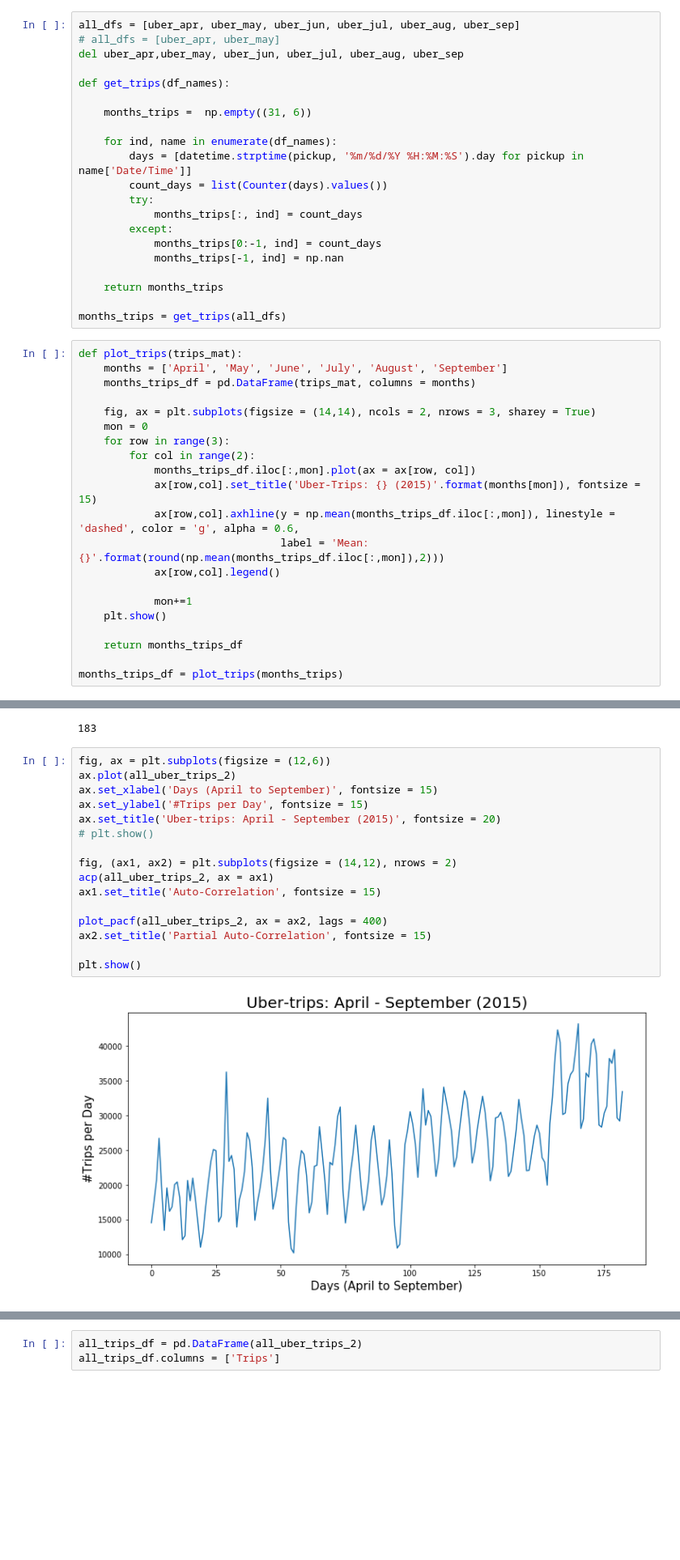
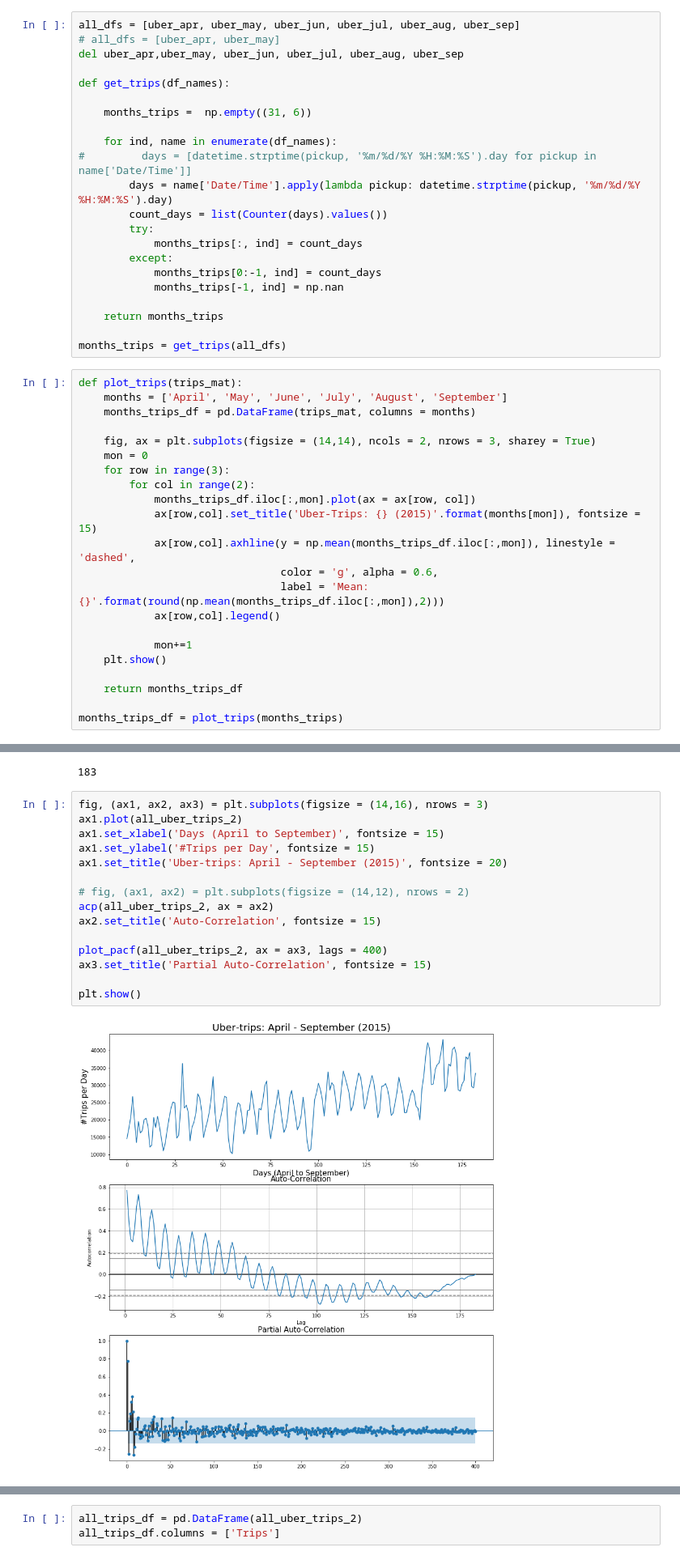
Before and after one commit to Mehul903/Applied-Time-Series-Project, a Jupyter notebook: notebooks/UberAnalysis.ipynb, the cells around one changed output, grey strips where cells are left out. Shown at 81% size. Drawn from its saved outputs; the diff is of its cells as text; blank space fills up the shorter version.

```diff
--- a/notebooks/UberAnalysis.ipynb
+++ b/notebooks/UberAnalysis.ipynb
@@ -25,7 +25,8 @@ def get_trips(df_names):
     months_trips =  np.empty((31, 6))
 
     for ind, name in enumerate(df_names):
-        days = [datetime.strptime(pickup, '%m/%d/%Y %H:%M:%S').day for pickup in name['Date/Time']]
+#         days = [datetime.strptime(pickup, '%m/%d/%Y %H:%M:%S').day for pickup in name['Date/Time']]
+        days = name['Date/Time'].apply(lambda pickup: datetime.strptime(pickup, '%m/%d/%Y %H:%M:%S').day)
         count_days = list(Counter(days).values())
         try:
             months_trips[:, ind] = count_days
@@ -47,7 +48,8 @@ def plot_trips(trips_mat):
         for col in range(2):
             months_trips_df.iloc[:,mon].plot(ax = ax[row, col])
             ax[row,col].set_title('Uber-Trips: {} (2015)'.format(months[mon]), fontsize = 15)
-            ax[row,col].axhline(y = np.mean(months_trips_df.iloc[:,mon]), linestyle = 'dashed', color = 'g', alpha = 0.6,
+            ax[row,col].axhline(y = np.mean(months_trips_df.iloc[:,mon]), linestyle = 'dashed',
+                                color = 'g', alpha = 0.6,
                                 label = 'Mean: {}'.format(round(np.mean(months_trips_df.iloc[:,mon]),2)))
             ax[row,col].legend()
 
@@ -102,20 +96,19 @@ len(all_uber_trips_2)
 # %% [output]
 183
 # %%
-fig, ax = plt.subplots(figsize = (12,6))
-ax.plot(all_uber_trips_2)
-ax.set_xlabel('Days (April to September)', fontsize = 15)
-ax.set_ylabel('#Trips per Day', fontsize = 15)
-ax.set_title('Uber-trips: April - September (2015)', fontsize = 20)
-# plt.show()
+fig, (ax1, ax2, ax3) = plt.subplots(figsize = (14,16), nrows = 3)
+ax1.plot(all_uber_trips_2)
+ax1.set_xlabel('Days (April to September)', fontsize = 15)
+ax1.set_ylabel('#Trips per Day', fontsize = 15)
+ax1.set_title('Uber-trips: April - September (2015)', fontsize = 20)
 
-fig, (ax1, ax2) = plt.subplots(figsize = (14,12), nrows = 2)
-acp(all_uber_trips_2, ax = ax1)
-ax1.set_title('Auto-Correlation', fontsize = 15)
+# fig, (ax1, ax2) = plt.subplots(figsize = (14,12), nrows = 2)
+acp(all_uber_trips_2, ax = ax2)
+ax2.set_title('Auto-Correlation', fontsize = 15)
 
-plot_pacf(all_uber_trips_2, ax = ax2, lags = 400)
-ax2.set_title('Partial Auto-Correlation', fontsize = 15)
+plot_pacf(all_uber_trips_2, ax = ax3, lags = 400)
+ax3.set_title('Partial Auto-Correlation', fontsize = 15)
 
 plt.show()
 # %% [output]
-[figure, old version]
+[figure, new version]
```
Also changed, not shown: parts of 48 cells of this notebook.
